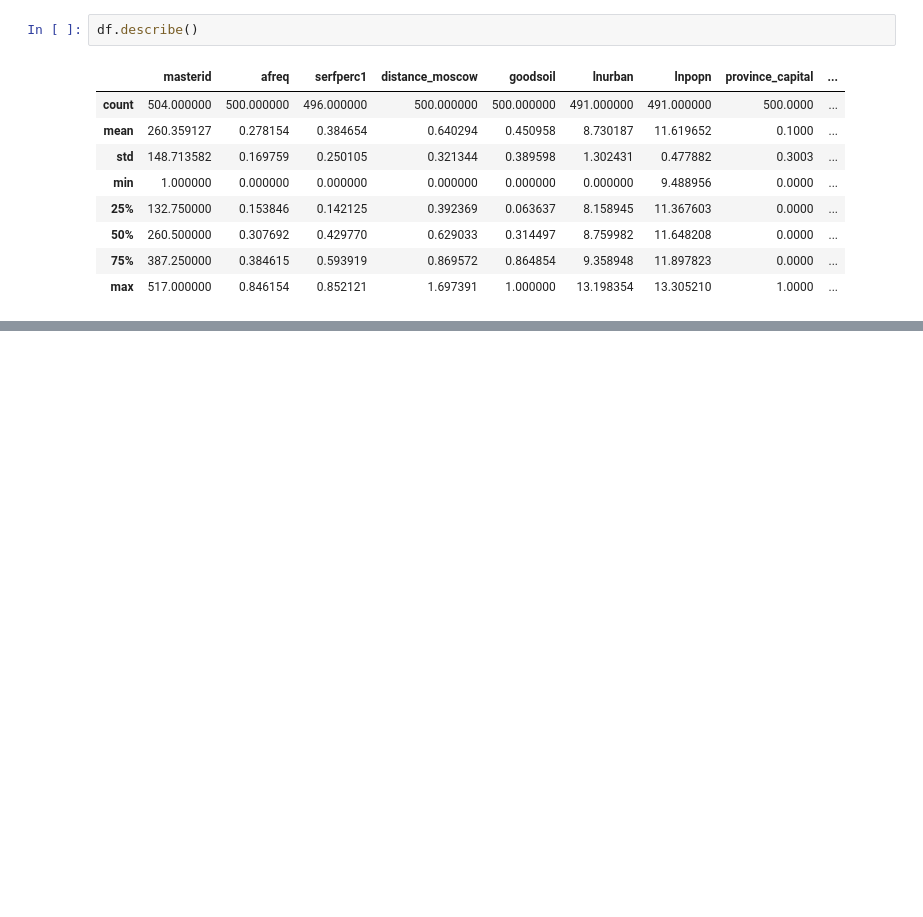
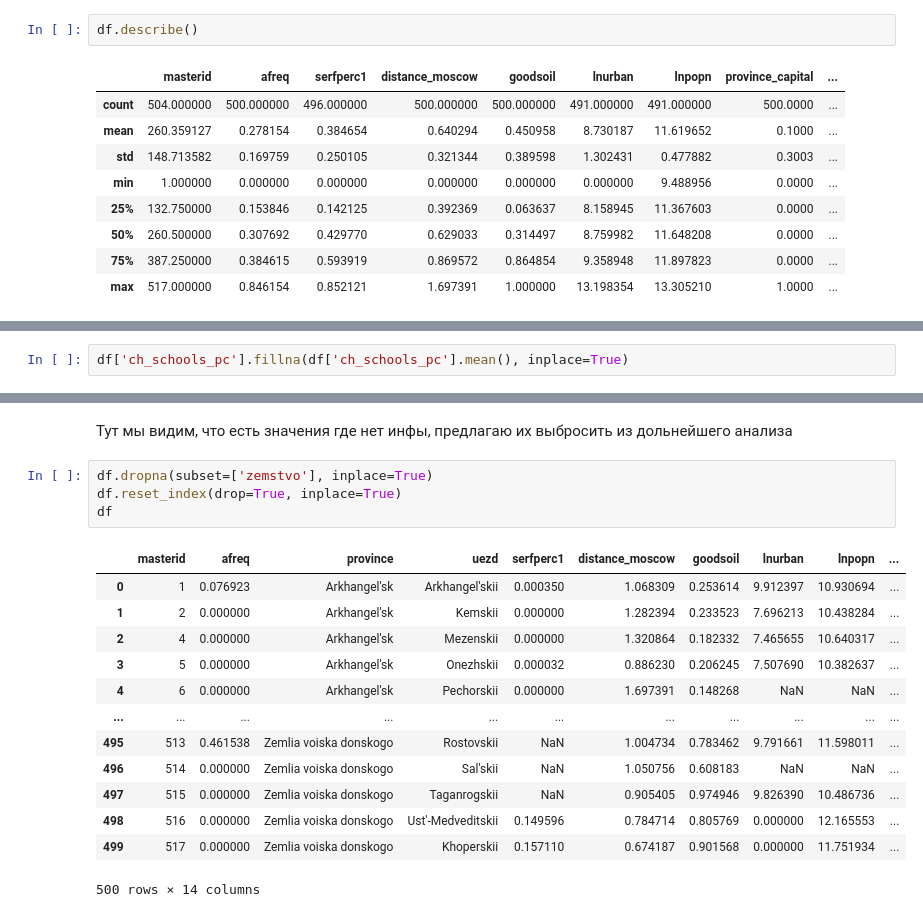
Before and after one commit to goffkiril/hse_metrics, a Jupyter notebook: HW_2/Kiriukhov_dz.ipynb, the cells around one changed output, grey strips where cells are left out. Cells and saved outputs as stored; diff of their text form; blank space fills up the shorter version.

```diff
--- a/HW_2/Kiriukhov_dz.ipynb
+++ b/HW_2/Kiriukhov_dz.ipynb
@@ -80,0 +146,2 @@ df.describe()
+# %%
+df['ch_schools_pc'].fillna(df['ch_schools_pc'].mean(), inplace=True)
@@ -80,0 +156,20 @@ df.describe()
+# %% [markdown]
+Тут мы видим, что есть значения где нет инфы, предлагаю их выбросить из дольнейшего анализа
+# %%
+df.dropna(subset=['zemstvo'], inplace=True)
+df.reset_index(drop=True, inplace=True)
+df
+# %% [output]
+|  | masterid | afreq | province | uezd | serfperc1 | distance_moscow | goodsoil | lnurban | lnpopn | ... |
+| 0 | 1 | 0.076923 | Arkhangel'sk | Arkhangel'skii | 0.000350 | 1.068309 | 0.253614 | 9.912397 | 10.930694 | ... |
+| 1 | 2 | 0.000000 | Arkhangel'sk | Kemskii | 0.000000 | 1.282394 | 0.233523 | 7.696213 | 10.438284 | ... |
+| 2 | 4 | 0.000000 | Arkhangel'sk | Mezenskii | 0.000000 | 1.320864 | 0.182332 | 7.465655 | 10.640317 | ... |
+| 3 | 5 | 0.000000 | Arkhangel'sk | Onezhskii | 0.000032 | 0.886230 | 0.206245 | 7.507690 | 10.382637 | ... |
+| 4 | 6 | 0.000000 | Arkhangel'sk | Pechorskii | 0.000000 | 1.697391 | 0.148268 | NaN | NaN | ... |
+| ... | ... | ... | ... | ... | ... | ... | ... | ... | ... | ... |
+| 495 | 513 | 0.461538 | Zemlia voiska donskogo | Rostovskii | NaN | 1.004734 | 0.783462 | 9.791661 | 11.598011 | ... |
+| 496 | 514 | 0.000000 | Zemlia voiska donskogo | Sal'skii | NaN | 1.050756 | 0.608183 | NaN | NaN | ... |
+| 497 | 515 | 0.000000 | Zemlia voiska donskogo | Taganrogskii | NaN | 0.905405 | 0.974946 | 9.826390 | 10.486736 | ... |
+| 498 | 516 | 0.000000 | Zemlia voiska donskogo | Ust'-Medveditskii | 0.149596 | 0.784714 | 0.805769 | 0.000000 | 12.165553 | ... |
+| 499 | 517 | 0.000000 | Zemlia voiska donskogo | Khoperskii | 0.157110 | 0.674187 | 0.901568 | 0.000000 | 11.751934 | ... |
+500 rows × 14 columns
```
Also changed, not shown: parts of 26 cells of this notebook.
